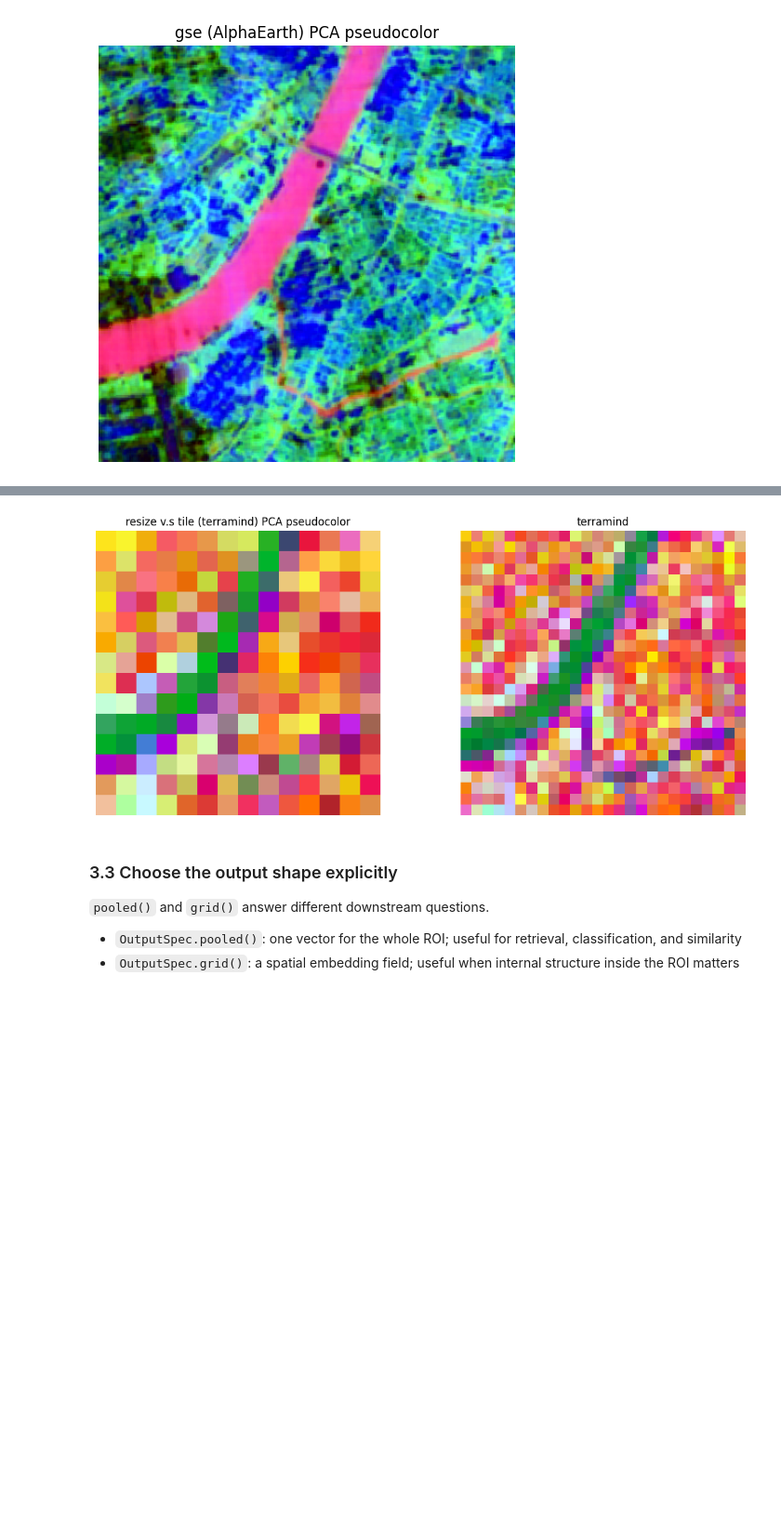
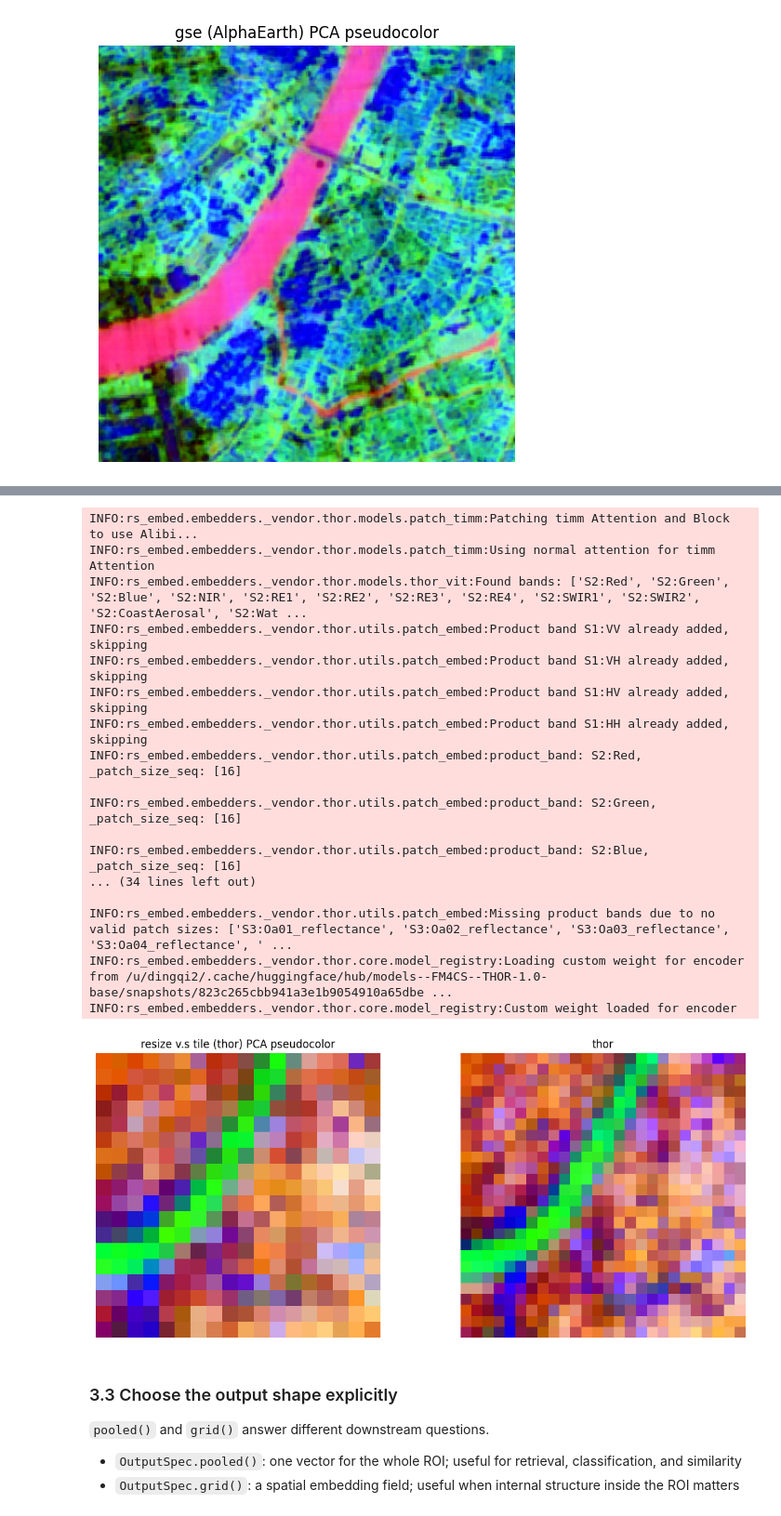
Before and after one commit to amrit110/rs-embed, a Jupyter notebook: examples/playground.ipynb, the cells around one changed output, grey strips where cells are left out. Shown at 93% size. Cells and saved outputs as stored; diff of their text form; code cells hidden in the pictures; blank space fills up the shorter version.

```diff
--- a/examples/playground.ipynb
+++ b/examples/playground.ipynb
@@ -166,30 +166,48 @@ The point is not only that both modes exist. The point is that you can swap prep
 
 For the full spec surface, see [API specs](https://cybergis.github.io/rs-embed/api_specs/).
 # %%
+from rs_embed import get_embedding
 # from rs_embed import InputPrepSpec
 emb_resize = get_embedding(
-    "terramind",  #
+    "thor",  #
     spatial=spatial_point,
     temporal=temporal_range,
     output=OutputSpec.grid(),
     input_prep="resize",
 )
 
 emb_tile = get_embedding(
-    "terramind",  #
+    "thor",  #
     spatial=spatial_point,
     temporal=temporal_range,
     output=OutputSpec.grid(),
     input_prep="tile",
 )
 
 pca = plot_embedding_pseudocolor(
     emb=emb_resize,
     emb2=emb_tile,
-    title="resize v.s tile (terramind) PCA pseudocolor",
+    title="resize v.s tile (thor) PCA pseudocolor",
 )
 # %% [output]
+INFO:rs_embed.embedders._vendor.thor.models.patch_timm:Patching timm Attention and Block to use Alibi...
+INFO:rs_embed.embedders._vendor.thor.models.patch_timm:Using normal attention for timm Attention
+INFO:rs_embed.embedders._vendor.thor.models.thor_vit:Found bands: ['S2:Red', 'S2:Green', 'S2:Blue', 'S2:NIR', 'S2:RE1', 'S2:RE2', 'S2:RE3', 'S2:RE4', 'S2:SWIR1', 'S2:SWIR2', 'S2:CoastAerosal', 'S2:Wat ...
+INFO:rs_embed.embedders._vendor.thor.utils.patch_embed:Product band S1:VV already added, skipping
+INFO:rs_embed.embedders._vendor.thor.utils.patch_embed:Product band S1:VH already added, skipping
+INFO:rs_embed.embedders._vendor.thor.utils.patch_embed:Product band S1:HV already added, skipping
+INFO:rs_embed.embedders._vendor.thor.utils.patch_embed:Product band S1:HH already added, skipping
+INFO:rs_embed.embedders._vendor.thor.utils.patch_embed:product_band: S2:Red, _patch_size_seq: [16]
+
+INFO:rs_embed.embedders._vendor.thor.utils.patch_embed:product_band: S2:Green, _patch_size_seq: [16]
+
+INFO:rs_embed.embedders._vendor.thor.utils.patch_embed:product_band: S2:Blue, _patch_size_seq: [16]
+... (34 lines left out)
+
+INFO:rs_embed.embedders._vendor.thor.utils.patch_embed:Missing product bands due to no valid patch sizes: ['S3:Oa01_reflectance', 'S3:Oa02_reflectance', 'S3:Oa03_reflectance', 'S3:Oa04_reflectance', ' ...
+INFO:rs_embed.embedders._vendor.thor.core.model_registry:Loading custom weight for encoder from /u/dingqi2/.cache/huggingface/hub/models--FM4CS--THOR-1.0-base/snapshots/823c265cbb941a3e1b9054910a65dbe ...
+INFO:rs_embed.embedders._vendor.thor.core.model_registry:Custom weight loaded for encoder
-[figure, old version]
+[figure, new version]
 # %% [markdown]
 ### 3.3 Choose the output shape explicitly
 
```
Also changed, not shown: parts of 2 cells of this notebook, 10 other files.
